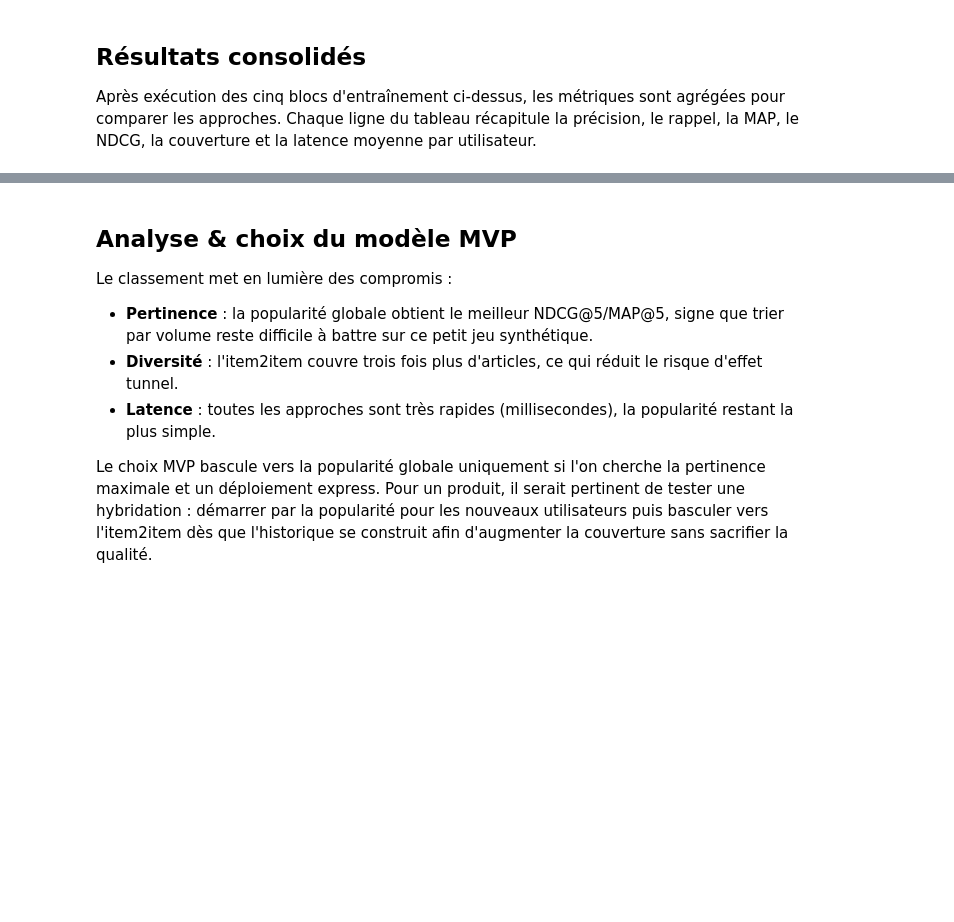
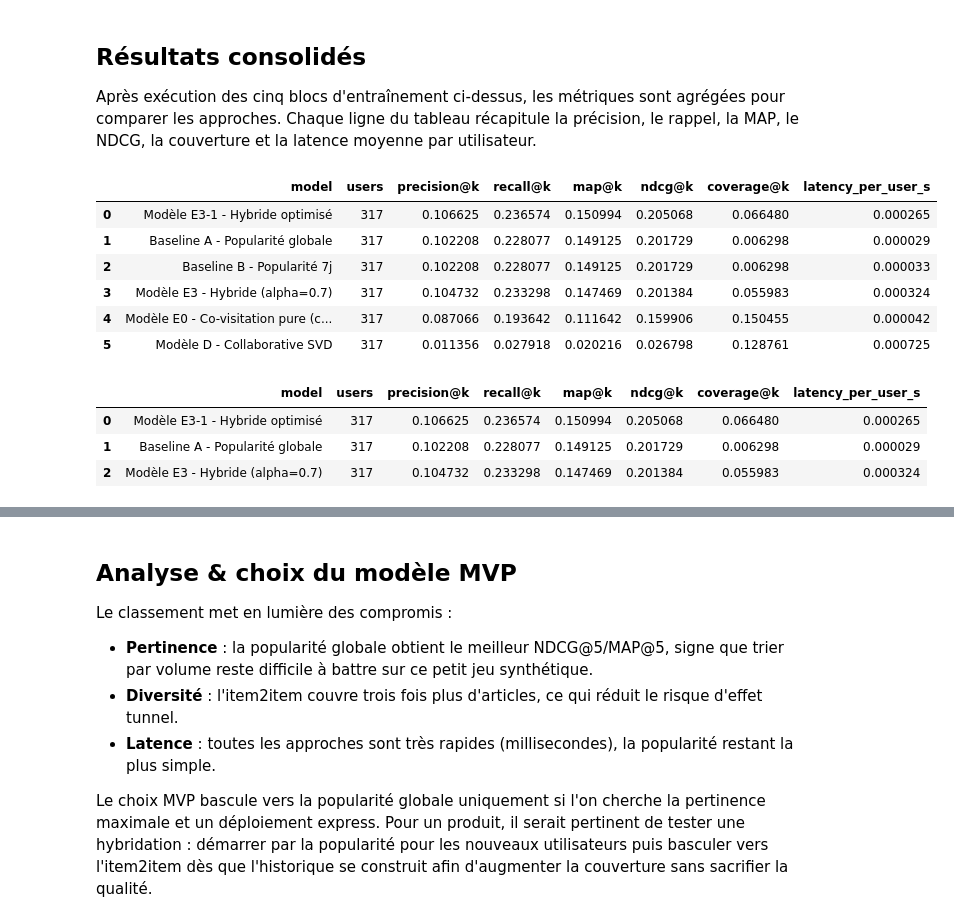
Before and after one commit to scude/Ai-engineer-formation-project-10, a Jupyter notebook: notebooks/notebook.ipynb, the cells around one changed output, grey strips where cells are left out. Saved outputs shown, nothing was run; the diff lists cells and outputs as text; code cells hidden in the pictures; blank space fills up the shorter version.

```diff
--- a/notebooks/notebook.ipynb
+++ b/notebooks/notebook.ipynb
@@ -977,11 +1035,17 @@ Un modèle basé contenu construit une matrice de similarité entre articles à
 results = []
 step_results = []
 # %%
-# Recommandation basée contenu
-item_similarity, sim_mode = build_item_similarity(train_df, metadata)
+# Recommandation basée contenu (désactivable)
+ENABLE_CONTENT_MODEL = False  # Passer à True pour activer le calcul de similarité contenu
 
-def content_recommender(user_id: int, seen: set, k: int) -> List[int]:
-    return recommend_from_similarity(user_id, train_histories, item_similarity, candidate_items, k)
+if ENABLE_CONTENT_MODEL:
+    item_similarity, sim_mode = build_item_similarity(train_df, metadata)
+
+    def content_recommender(user_id: int, seen: set, k: int) -> List[int]:
+        return recommend_from_similarity(user_id, train_histories, item_similarity, candidate_items, k)
+else:
+    sim_mode = "désactivé"
+    content_recommender = None
 # %% [markdown]
 ## Entraînements séparés
 
@@ -1021,13 +1091,16 @@ pd.DataFrame([recent_result])
 
 Le modèle item2item construit une matrice de similarité entre articles (TF-IDF contenu ou co-visitation suivant la disponibilité des métadonnées). Pour chaque utilisateur, on agrège les articles les plus proches de son historique en excluant les items déjà vus.
 # %%
-item2item_result = evaluate_model(
-    f"Modèle C - Item2Item ({sim_mode})",
-    content_recommender,
-    train_histories,
-    ground_truth,
-    candidate_items,
-    K,
-)
-results.append(item2item_result)
-pd.DataFrame([item2item_result])
+if not ENABLE_CONTENT_MODEL:
+    print("Modèle C - Item2Item désactivé (ENABLE_CONTENT_MODEL=False).")
+else:
+    item2item_result = evaluate_model(
+        f"Modèle C - Item2Item ({sim_mode})",
+        content_recommender,
+        train_histories,
+        ground_truth,
+        candidate_items,
+        K,
+    )
+    results.append(item2item_result)
+    pd.DataFrame([item2item_result])
@@ -1109,9 +1295,30 @@ Après exécution des cinq blocs d'entraînement ci-dessus, les métriques sont
 # %%
 
 # Agréger les métriques une fois les entraînements terminés
 results_df = pd.DataFrame(results)
 results_df = results_df.sort_values(["ndcg@k", "map@k"], ascending=False).reset_index(drop=True)
-print(results_df)
+(display(results_df))
+# %% [output]
+|  | model | users | precision@k | recall@k | map@k | ndcg@k | coverage@k | latency_per_user_s |
+| 0 | Modèle E3-1 - Hybride optimisé | 317 | 0.106625 | 0.236574 | 0.150994 | 0.205068 | 0.066480 | 0.000265 |
+| 1 | Baseline A - Popularité globale | 317 | 0.102208 | 0.228077 | 0.149125 | 0.201729 | 0.006298 | 0.000029 |
+| 2 | Baseline B - Popularité 7j | 317 | 0.102208 | 0.228077 | 0.149125 | 0.201729 | 0.006298 | 0.000033 |
+| 3 | Modèle E3 - Hybride (alpha=0.7) | 317 | 0.104732 | 0.233298 | 0.147469 | 0.201384 | 0.055983 | 0.000324 |
+| 4 | Modèle E0 - Co-visitation pure (c... | 317 | 0.087066 | 0.193642 | 0.111642 | 0.159906 | 0.150455 | 0.000042 |
+| 5 | Modèle D - Collaborative SVD | 317 | 0.011356 | 0.027918 | 0.020216 | 0.026798 | 0.128761 | 0.000725 |
+# %%
+# Comparatif final (baseline vs E3 par défaut vs E3-1 optimisé)
+baseline_label = "Baseline A - Popularité globale"
+default_e3_label = f"Modèle E3 - Hybride (alpha={CONFIG['covisit_hybrid_alpha']})"
+optimized_label = "Modèle E3-1 - Hybride optimisé"
+
+comparison_df = results_df[results_df["model"].isin([baseline_label, default_e3_label, optimized_label])].reset_index(drop=True)
+comparison_df
+# %% [output]
+|  | model | users | precision@k | recall@k | map@k | ndcg@k | coverage@k | latency_per_user_s |
+| 0 | Modèle E3-1 - Hybride optimisé | 317 | 0.106625 | 0.236574 | 0.150994 | 0.205068 | 0.066480 | 0.000265 |
+| 1 | Baseline A - Popularité globale | 317 | 0.102208 | 0.228077 | 0.149125 | 0.201729 | 0.006298 | 0.000029 |
+| 2 | Modèle E3 - Hybride (alpha=0.7) | 317 | 0.104732 | 0.233298 | 0.147469 | 0.201384 | 0.055983 | 0.000324 |
 # %%
 results_steps = (
     pd.DataFrame(step_results)
```
Also changed, not shown: parts of 14 cells of this notebook.
